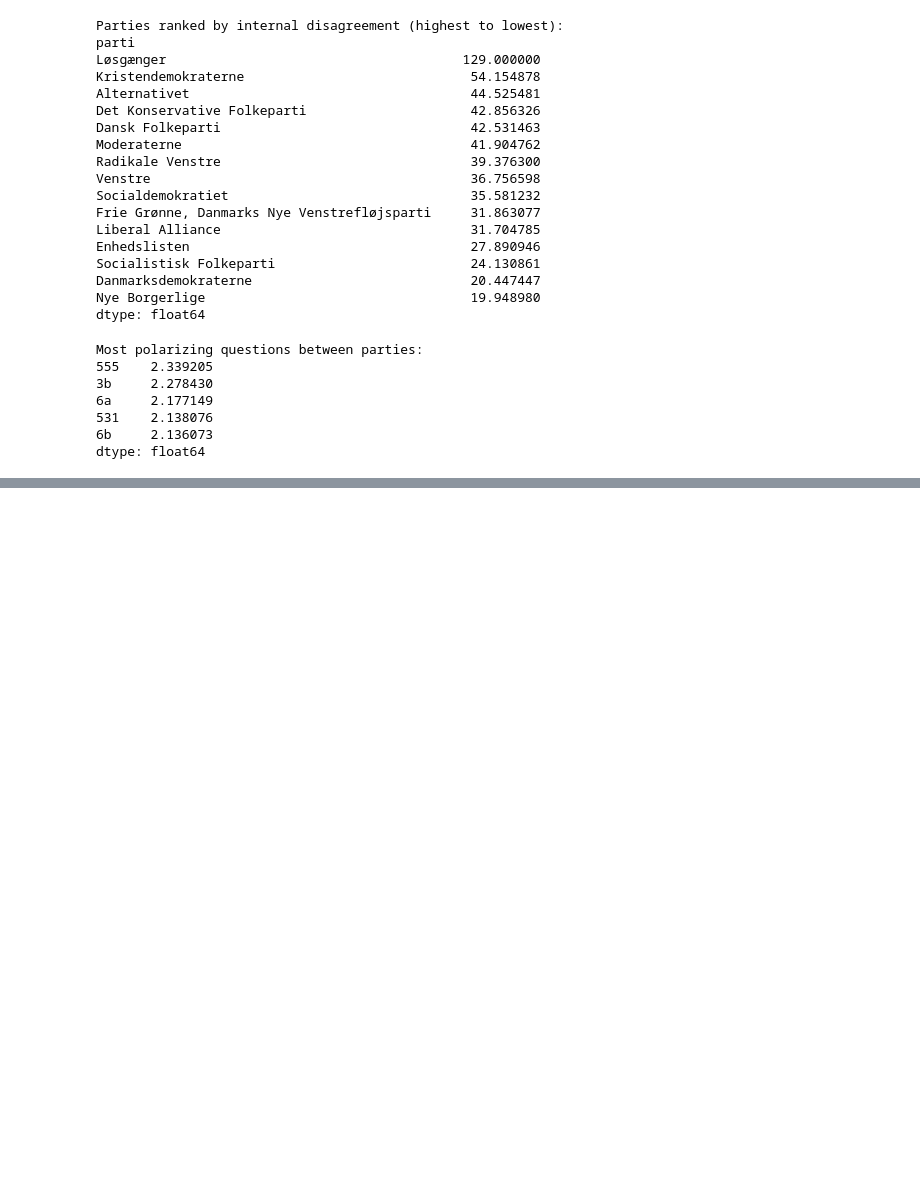
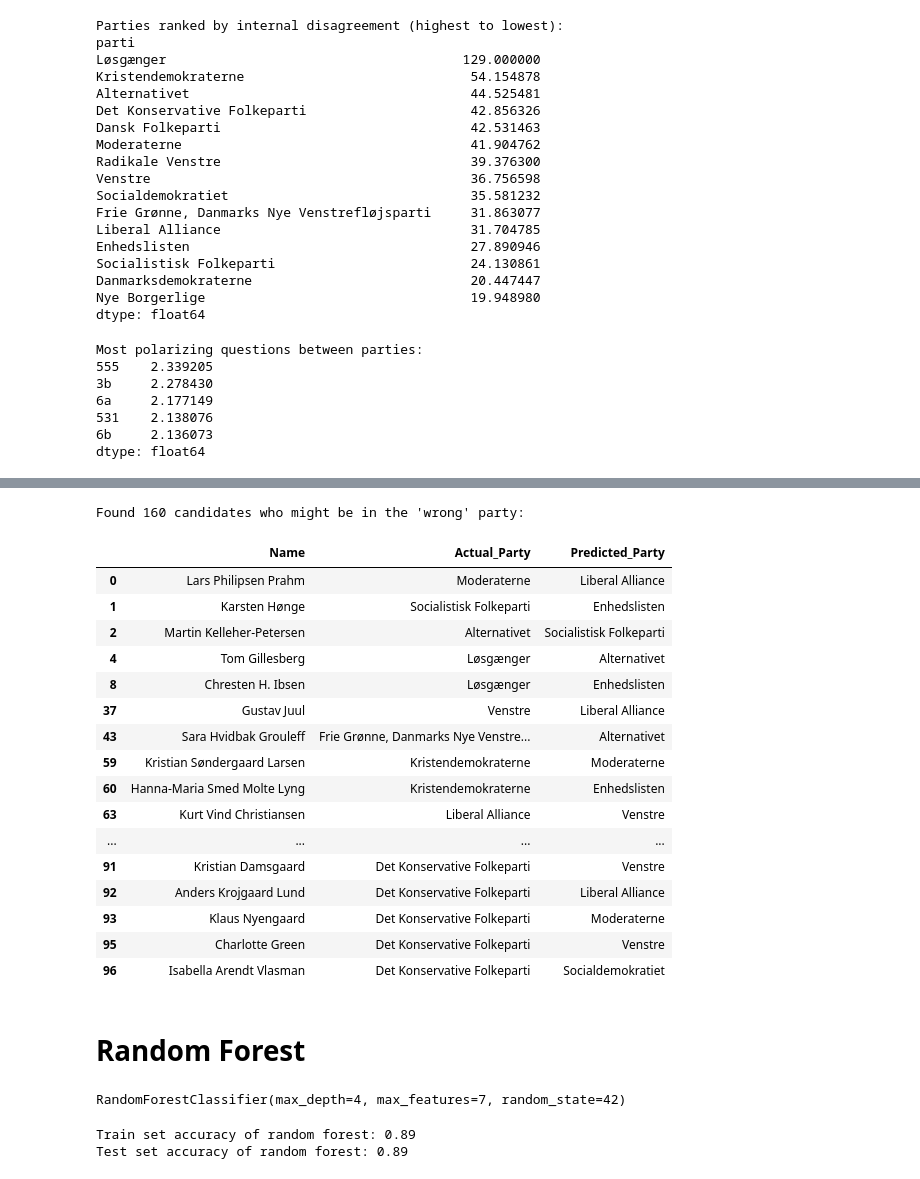
Before and after one commit to MrPAkaCannyBoiz/mal1_playground, a Jupyter notebook: assignment02/2. Candidate Test 2022 I.ipynb, the cells around one changed output, grey strips where cells are left out. Cells and saved outputs as stored; diff of their text form; code cells hidden in the pictures; blank space fills up the shorter version.

```diff
--- a/assignment02/2. Candidate Test 2022 I.ipynb
+++ b/assignment02/2. Candidate Test 2022 I.ipynb
@@ -261,0 +350,52 @@ dtype: float64
+# %%
+all_predictions = tree_clf_pruned.predict(X)
+
+results_df = pd.DataFrame({
+    'Name': raw_all_data['navn'],
+    'Actual_Party': raw_all_data['parti'],
+    'Predicted_Party': all_predictions
+})
+
+wrong_party_candidates = results_df[results_df['Actual_Party'] != results_df['Predicted_Party']]
+
+print(f"Found {len(wrong_party_candidates)} candidates who might be in the 'wrong' party:")
+wrong_party_candidates.head(20)
+# %% [output]
+Found 160 candidates who might be in the 'wrong' party:
+|  | Name | Actual_Party | Predicted_Party |
+| 0 | Lars Philipsen Prahm | Moderaterne | Liberal Alliance |
+| 1 | Karsten Hønge | Socialistisk Folkeparti | Enhedslisten |
+| 2 | Martin Kelleher-Petersen | Alternativet | Socialistisk Folkeparti |
+| 4 | Tom Gillesberg | Løsgænger | Alternativet |
+| 8 | Chresten H. Ibsen | Løsgænger | Enhedslisten |
+| 37 | Gustav Juul | Venstre | Liberal Alliance |
+| 43 | Sara Hvidbak Grouleff | Frie Grønne, Danmarks Nye Venstre... | Alternativet |
+| 59 | Kristian Søndergaard Larsen | Kristendemokraterne | Moderaterne |
+| 60 | Hanna-Maria Smed Molte Lyng | Kristendemokraterne | Enhedslisten |
+| 63 | Kurt Vind Christiansen | Liberal Alliance | Venstre |
+| ... | ... | ... | ... |
+| 91 | Kristian Damsgaard | Det Konservative Folkeparti | Venstre |
+| 92 | Anders Krojgaard Lund | Det Konservative Folkeparti | Liberal Alliance |
+| 93 | Klaus Nyengaard | Det Konservative Folkeparti | Moderaterne |
+| 95 | Charlotte Green | Det Konservative Folkeparti | Venstre |
+| 96 | Isabella Arendt Vlasman | Det Konservative Folkeparti | Socialdemokratiet |
+# %% [markdown]
+# Random Forest
+# %%
+# train a random forest classifier
+n_features = X_train.shape[1]
+
+rf_clf = RandomForestClassifier(n_estimators=100, max_depth=4, random_state=42, max_features=int(np.sqrt(n_features)))
+rf_clf.fit(X_train, y_train)
+# %% [output]
+RandomForestClassifier(max_depth=4, max_features=7, random_state=42)
+# %%
+# evaluate the random forest on the train set
+train_accuracy_rf = rf_clf.score(X_train, y_train)
+print(f"Train set accuracy of random forest: {train_accuracy_rf:.2f}")
+# evaluate the random forest on the test set
+accuracy_rf = rf_clf.score(X_test, y_test)
+print(f"Test set accuracy of random forest: {accuracy_rf:.2f}")
+# %% [output]
+Train set accuracy of random forest: 0.89
+Test set accuracy of random forest: 0.89
```
Also changed, not shown: parts of 23 cells of this notebook.
